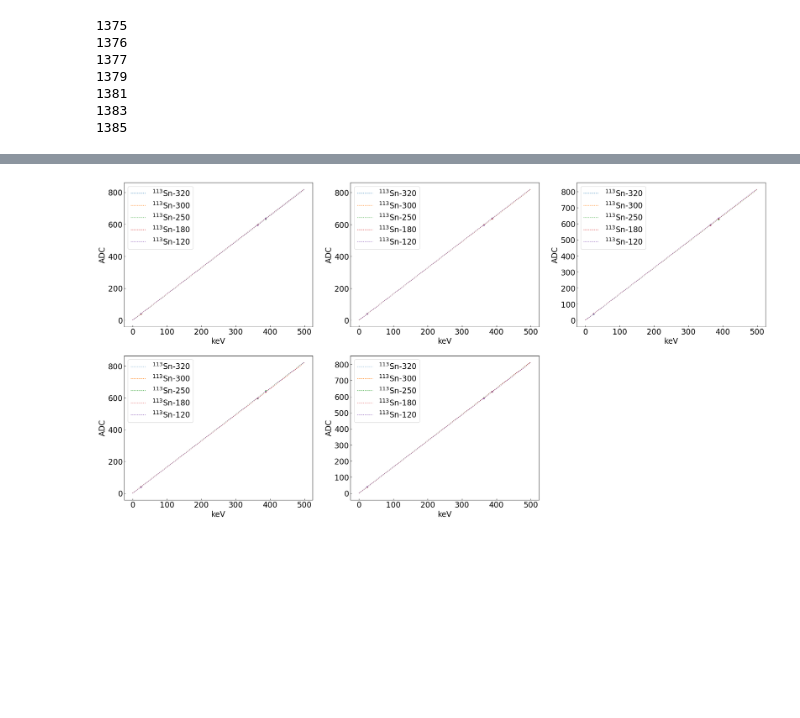
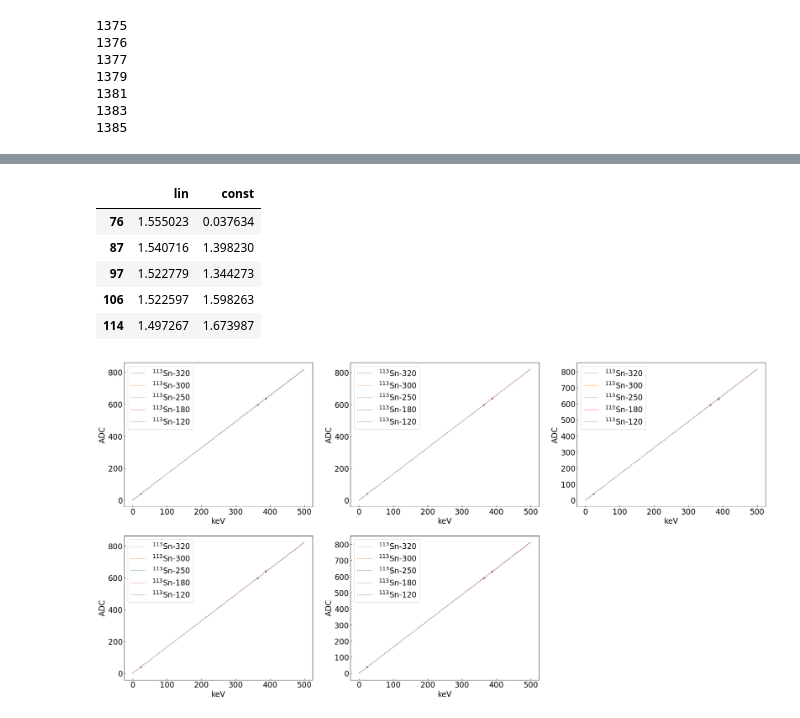
Before and after one commit to arlee-shelby/calibration, a Jupyter notebook: Untitled.ipynb, the cells around one changed output, grey strips where cells are left out. Saved outputs shown, nothing was run; the diff lists cells and outputs as text; code cells hidden in the pictures; blank space fills up the shorter version.

```diff
--- a/Untitled.ipynb
+++ b/Untitled.ipynb
@@ -498,0 +531,14 @@ for j in range(len(calibration_Sn2)):
+# %%
+dfCd = {}
+for i in range(len(toADC_Cd)):
+    dfCd[i] = {'lin':toADC_Cd[i][0][0],'const':toADC_Cd[i][0][1]}
+# %%
+df = pd.DataFrame(dfCd).T.set_index([pd.Index([76,87,97,106,114])])
+df
+# %% [output]
+|  | lin | const |
+| 76 | 1.555023 | 0.037634 |
+| 87 | 1.540716 | 1.398230 |
+| 97 | 1.522779 | 1.344273 |
+| 106 | 1.522597 | 1.598263 |
+| 114 | 1.497267 | 1.673987 |
```
Also changed, not shown: parts of 6 cells of this notebook, 15 other files.
